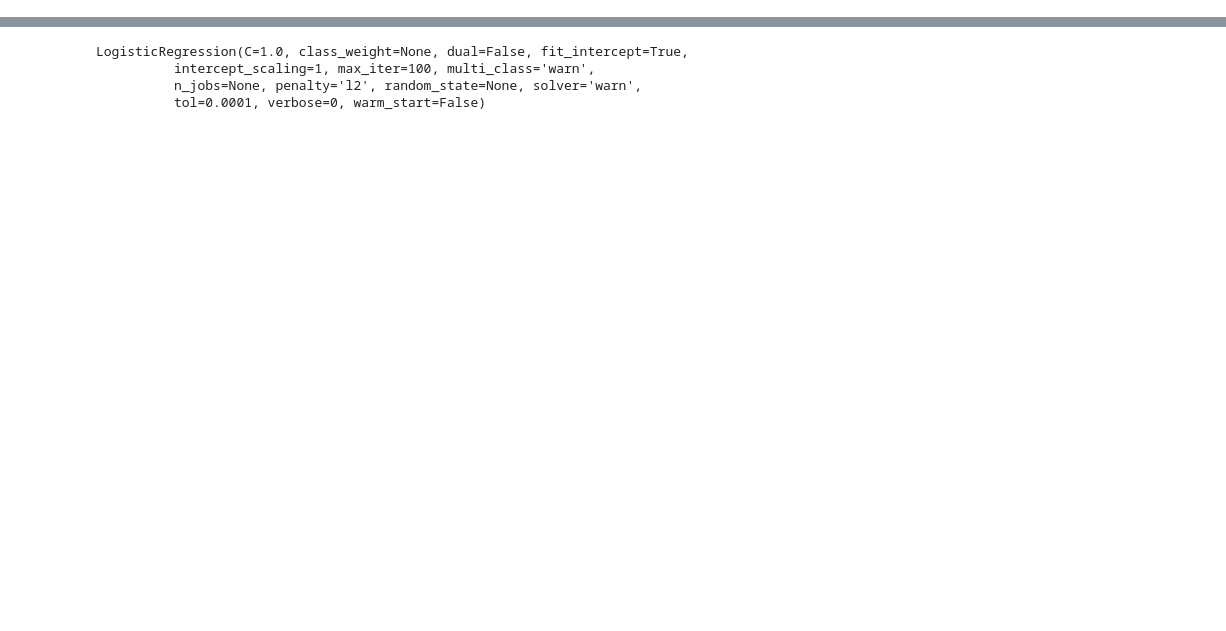
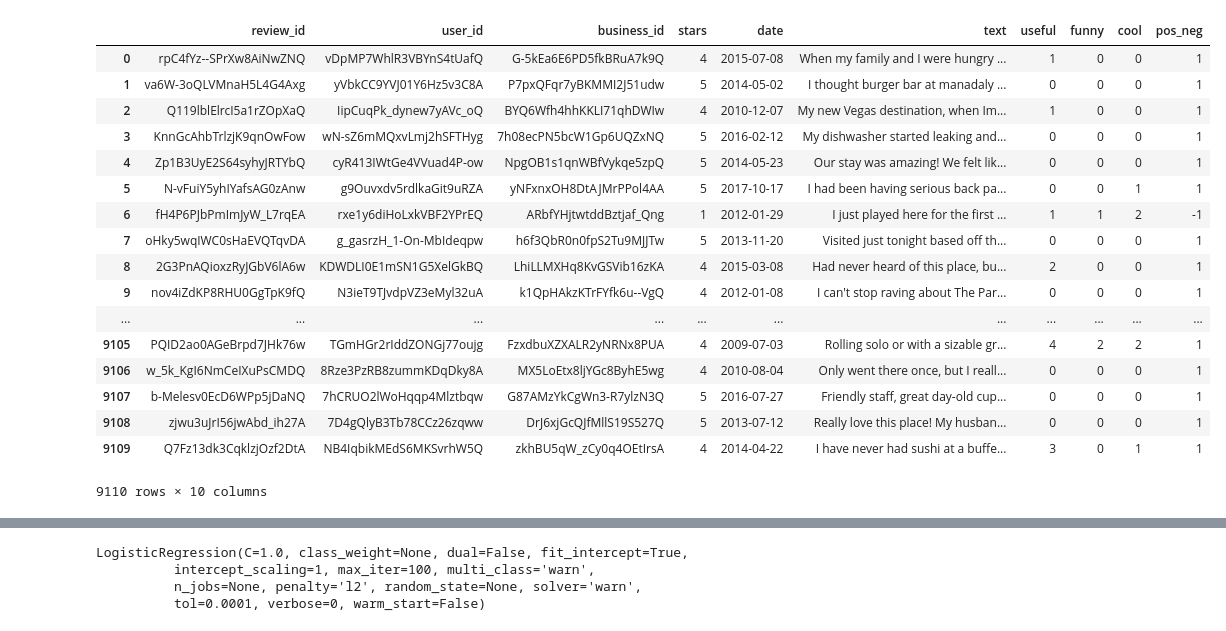
Before and after one commit to jmoh3/signll_demos, a Jupyter notebook: logistic_regression_demo.ipynb, the cells around one changed output, grey strips where cells are left out. Cells and saved outputs as stored; diff of their text form; code cells hidden in the pictures; blank space fills up the shorter version.

```diff
--- a/logistic_regression_demo.ipynb
+++ b/logistic_regression_demo.ipynb
@@ -33,10 +56,31 @@ df = df.sample(frac=0.1)
 # %%
 def decide_pos_neg(stars):
-    if stars < 3:
+    if stars > 3:
         return 1
-    elif stars == 3:
+    elif stars < 3:
         return -1
     else:
         return 0
 # %%
 df['pos_neg'] = df['stars'].apply(decide_pos_neg)
+# %%
+df
+# %% [output]
+|  | review_id | user_id | business_id | stars | date | text | useful | funny | cool | pos_neg |
+| 0 | rpC4fYz--SPrXw8AiNwZNQ | vDpMP7WhlR3VBYnS4tUafQ | G-5kEa6E6PD5fkBRuA7k9Q | 4 | 2015-07-08 | When my family and I were hungry ... | 1 | 0 | 0 | 1 |
+| 1 | va6W-3oQLVMnaH5L4G4Axg | yVbkCC9YVJ01Y6Hz5v3C8A | P7pxQFqr7yBKMMI2J51udw | 5 | 2014-05-02 | I thought burger bar at manadaly ... | 0 | 0 | 0 | 1 |
+| 2 | Q119lblElrcI5a1rZOpXaQ | IipCuqPk_dynew7yAVc_oQ | BYQ6Wfh4hhKKLI71qhDWIw | 4 | 2010-12-07 | My new Vegas destination, when Im... | 1 | 0 | 0 | 1 |
+| 3 | KnnGcAhbTrlzjK9qnOwFow | wN-sZ6mMQxvLmj2hSFTHyg | 7h08ecPN5bcW1Gp6UQZxNQ | 5 | 2016-02-12 | My dishwasher started leaking and... | 0 | 0 | 0 | 1 |
+| 4 | Zp1B3UyE2S64syhyJRTYbQ | cyR413IWtGe4VVuad4P-ow | NpgOB1s1qnWBfVykqe5zpQ | 5 | 2014-05-23 | Our stay was amazing! We felt lik... | 0 | 0 | 0 | 1 |
+| 5 | N-vFuiY5yhIYafsAG0zAnw | g9Ouvxdv5rdlkaGit9uRZA | yNFxnxOH8DtAJMrPPol4AA | 5 | 2017-10-17 | I had been having serious back pa... | 0 | 0 | 1 | 1 |
+| 6 | fH4P6PJbPmImJyW_L7rqEA | rxe1y6diHoLxkVBF2YPrEQ | ARbfYHjtwtddBztjaf_Qng | 1 | 2012-01-29 | I just played here for the first ... | 1 | 1 | 2 | -1 |
+| 7 | oHky5wqIWC0sHaEVQTqvDA | g_gasrzH_1-On-MbIdeqpw | h6f3QbR0n0fpS2Tu9MJJTw | 5 | 2013-11-20 | Visited just tonight based off th... | 0 | 0 | 0 | 1 |
+| 8 | 2G3PnAQioxzRyJGbV6lA6w | KDWDLI0E1mSN1G5XelGkBQ | LhiLLMXHq8KvGSVib16zKA | 4 | 2015-03-08 | Had never heard of this place, bu... | 2 | 0 | 0 | 1 |
+| 9 | nov4iZdKP8RHU0GgTpK9fQ | N3ieT9TJvdpVZ3eMyl32uA | k1QpHAkzKTrFYfk6u--VgQ | 4 | 2012-01-08 | I can't stop raving about The Par... | 0 | 0 | 0 | 1 |
+| ... | ... | ... | ... | ... | ... | ... | ... | ... | ... | ... |
+| 9105 | PQID2ao0AGeBrpd7JHk76w | TGmHGr2rIddZONGj77oujg | FzxdbuXZXALR2yNRNx8PUA | 4 | 2009-07-03 | Rolling solo or with a sizable gr... | 4 | 2 | 2 | 1 |
+| 9106 | w_5k_KgI6NmCeIXuPsCMDQ | 8Rze3PzRB8zummKDqDky8A | MX5LoEtx8ljYGc8ByhE5wg | 4 | 2010-08-04 | Only went there once, but I reall... | 0 | 0 | 0 | 1 |
+| 9107 | b-Melesv0EcD6WPp5jDaNQ | 7hCRUO2lWoHqqp4Mlztbqw | G87AMzYkCgWn3-R7ylzN3Q | 5 | 2016-07-27 | Friendly staff, great day-old cup... | 0 | 0 | 0 | 1 |
+| 9108 | zjwu3uJrI56jwAbd_ih27A | 7D4gQlyB3Tb78CCz26zqww | DrJ6xjGcQJfMllS19S527Q | 5 | 2013-07-12 | Really love this place! My husban... | 0 | 0 | 0 | 1 |
+| 9109 | Q7Fz13dk3CqklzjOzf2DtA | NB4IqbikMEdS6MKSvrhW5Q | zkhBU5qW_zCy0q4OEtIrsA | 4 | 2014-04-22 | I have never had sushi at a buffe... | 3 | 0 | 1 | 1 |
+9110 rows × 10 columns
```
Also changed, not shown: parts of 11 cells of this notebook, 3 other files.
